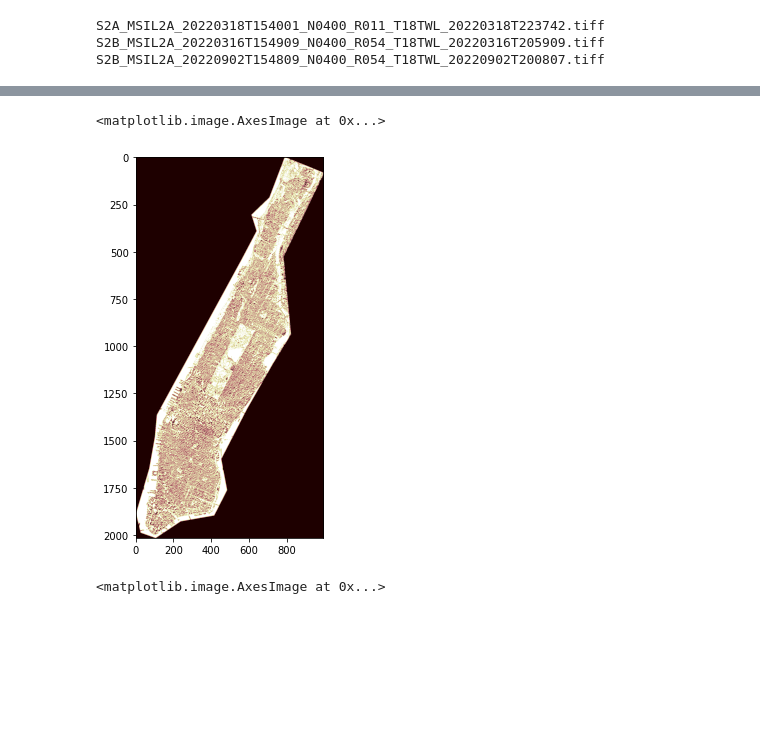
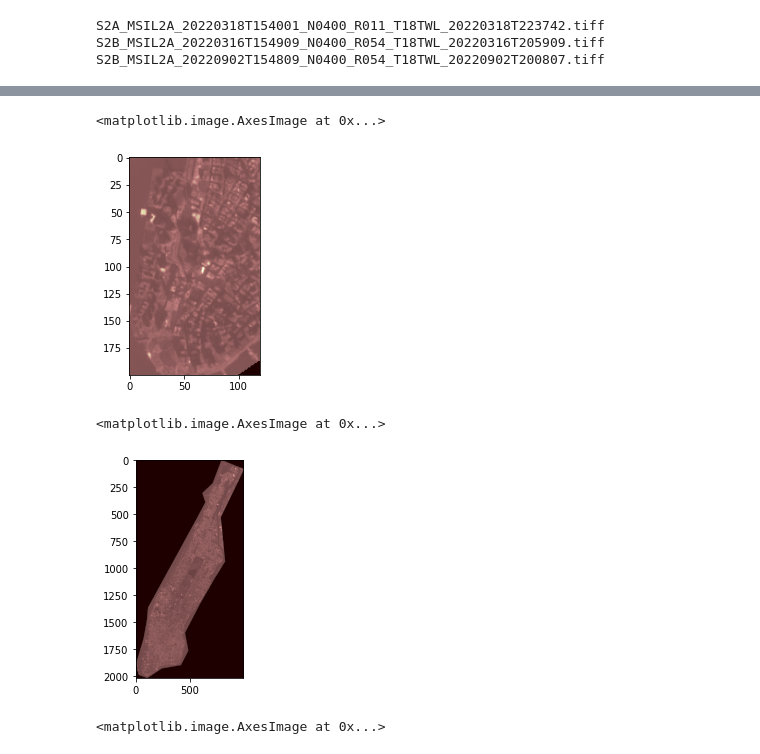
Before and after one commit to nkasmanoff/nyc-sentinel, a Jupyter notebook: Sentinel Data Download Walkthrough.ipynb, the cells around one changed output, grey strips where cells are left out. Cells and saved outputs as stored; diff of their text form; code cells hidden in the pictures; blank space fills up the shorter version.

```diff
--- a/Sentinel Data Download Walkthrough.ipynb
+++ b/Sentinel Data Download Walkthrough.ipynb
@@ -143,0 +159,3 @@ src.shape
+# %%
+first = rasters[0]
+second = rasters[1]
@@ -144,9 +187,14 @@ src.shape
+# %%
+plt.imshow(second[0,max_x-100:max_x+100,max_y-60:max_y+60],cmap='pink')
+# %% [output]
+<matplotlib.image.AxesImage at 0x...>
+[figure, added]
 # %%
-plt.figure(figsize=(25,7))
-plt.imshow(rasters[0][0] - rasters[1][0] ,cmap='pink')
+
+plt.imshow(first[0],cmap='pink')
 # %% [output]
 <matplotlib.image.AxesImage at 0x...>
-[figure, old version]
+[figure, new version]
 # %%
 plt.imshow(rasters[1][0] - rasters[1][0] ,cmap='pink')
 # %% [output]
```
Also changed, not shown: parts of 22 cells of this notebook.
